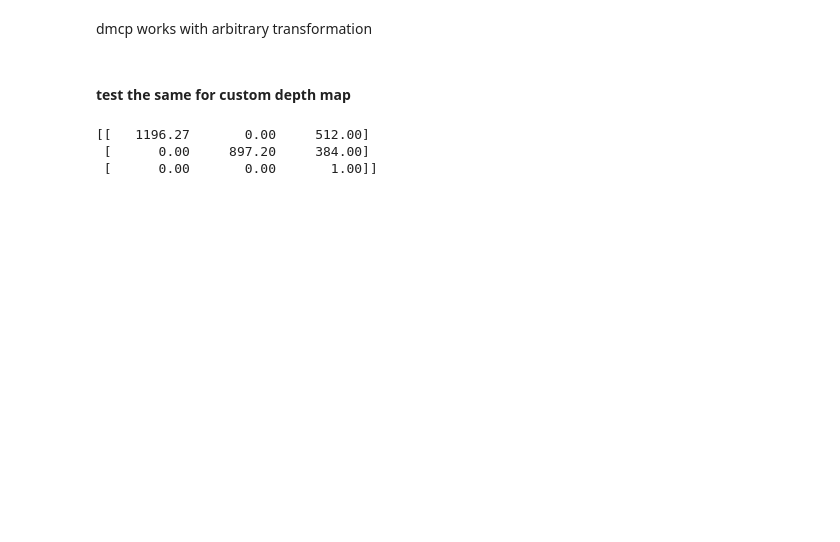
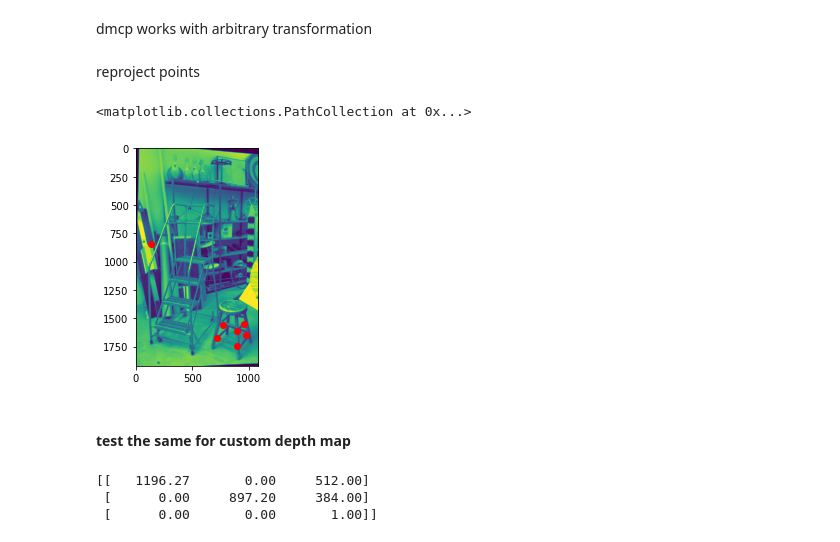
Before and after one commit to ushichka/dmcp, a Jupyter notebook: notebooks/middlebury_depth.ipynb, the cells around one changed output. Drawn from its saved outputs; the diff is of its cells as text; code cells hidden in the pictures; blank space fills up the shorter version.

Commit message:
meeting fix wrong and repr

```diff
--- a/notebooks/middlebury_depth.ipynb
+++ b/notebooks/middlebury_depth.ipynb
@@ -154,6 +171,21 @@ pl.add_mesh(mesh, scalars="colors",rgb=True)
 pl.add_mesh(sv_gt, color="green")
 pl.add_mesh(sv_est, color="blue")
 pl.show()
+# %% [markdown]
+reproject points
+# %%
+#P_trans @ world_pts
+reprojected = P_trans @ np.hstack((world_pts,np.ones((world_pts.shape[0],1)))).T
+reprojected = reprojected.T
+repr0 = reprojected[:,0] / reprojected[:,-1]
+repr1 = reprojected[:,1] / reprojected[:,-1]
+repr = np.vstack((repr0,repr1)).T
+
+plt.imshow(im[:,:,0])
+plt.scatter(repr[:,0],repr[:,1], c="r")
+# %% [output]
+<matplotlib.collections.PathCollection at 0x...>
+[figure, added]
 # %% [markdown]
 #### test the same for custom depth map
 # %%
```
Also changed, not shown: parts of 14 cells of this notebook, 1 other file.
